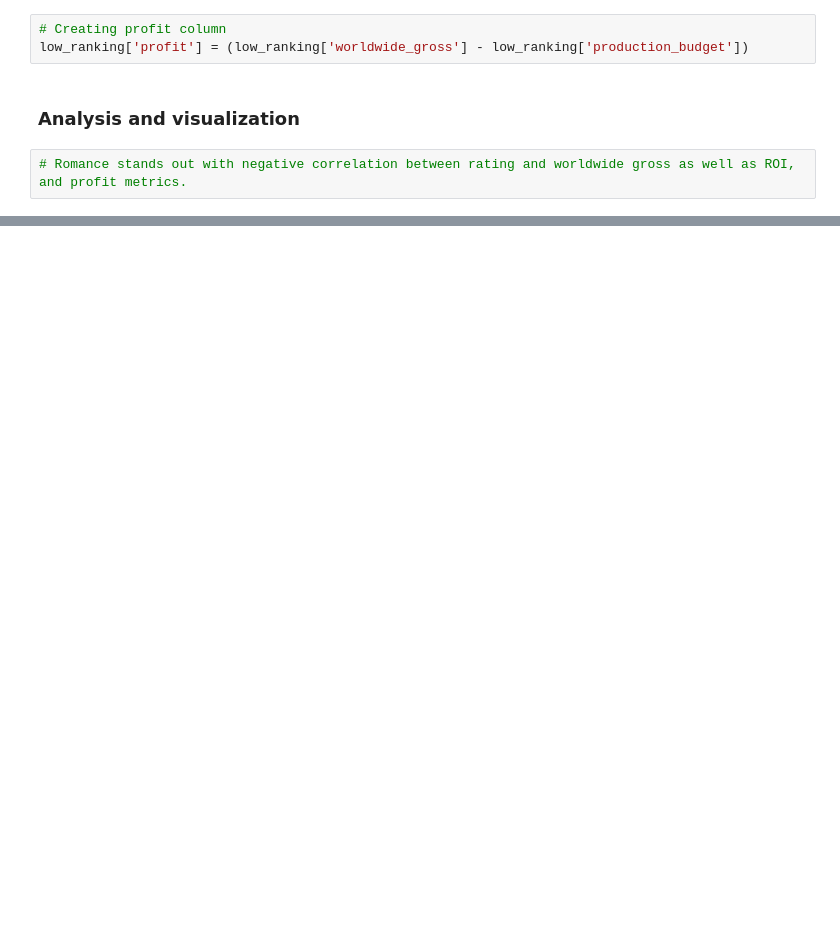
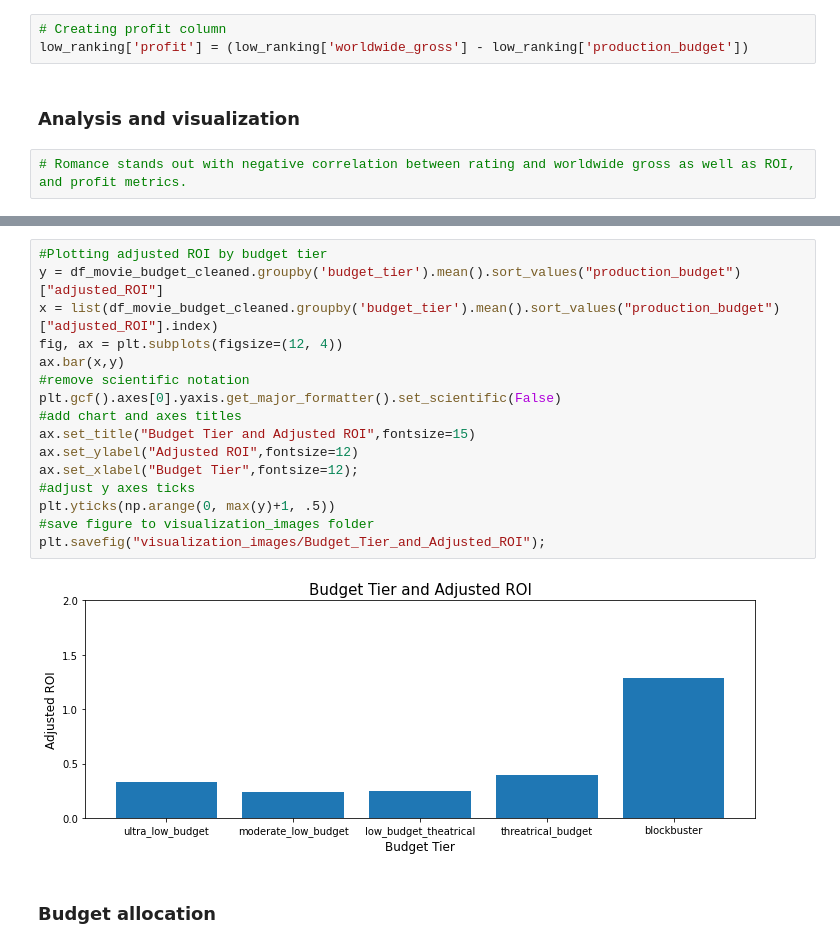
Before and after one commit to learn-co-curriculum/dsc-phase-1-project-v2-4, a Jupyter notebook: final_notebook.ipynb, the cells around one changed output, grey strips where cells are left out. Saved outputs shown, nothing was run; the diff lists cells and outputs as text; blank space fills up the shorter version.

```diff
--- a/final_notebook.ipynb
+++ b/final_notebook.ipynb
@@ -368,0 +446,20 @@ unique_genres
+# %%
+#Plotting adjusted ROI by budget tier
+y = df_movie_budget_cleaned.groupby('budget_tier').mean().sort_values("production_budget")["adjusted_ROI"]
+x = list(df_movie_budget_cleaned.groupby('budget_tier').mean().sort_values("production_budget")["adjusted_ROI"].index)
+fig, ax = plt.subplots(figsize=(12, 4))
+ax.bar(x,y)
+#remove scientific notation
+plt.gcf().axes[0].yaxis.get_major_formatter().set_scientific(False)
+#add chart and axes titles
+ax.set_title("Budget Tier and Adjusted ROI",fontsize=15)
+ax.set_ylabel("Adjusted ROI",fontsize=12)
+ax.set_xlabel("Budget Tier",fontsize=12);
+#adjust y axes ticks
+plt.yticks(np.arange(0, max(y)+1, .5))
+#save figure to visualization_images folder
+plt.savefig("visualization_images/Budget_Tier_and_Adjusted_ROI");
+# %% [output]
+[figure, added]
+# %% [markdown]
+### Budget allocation
```
Also changed, not shown: parts of 60 cells of this notebook, 3 other files.
